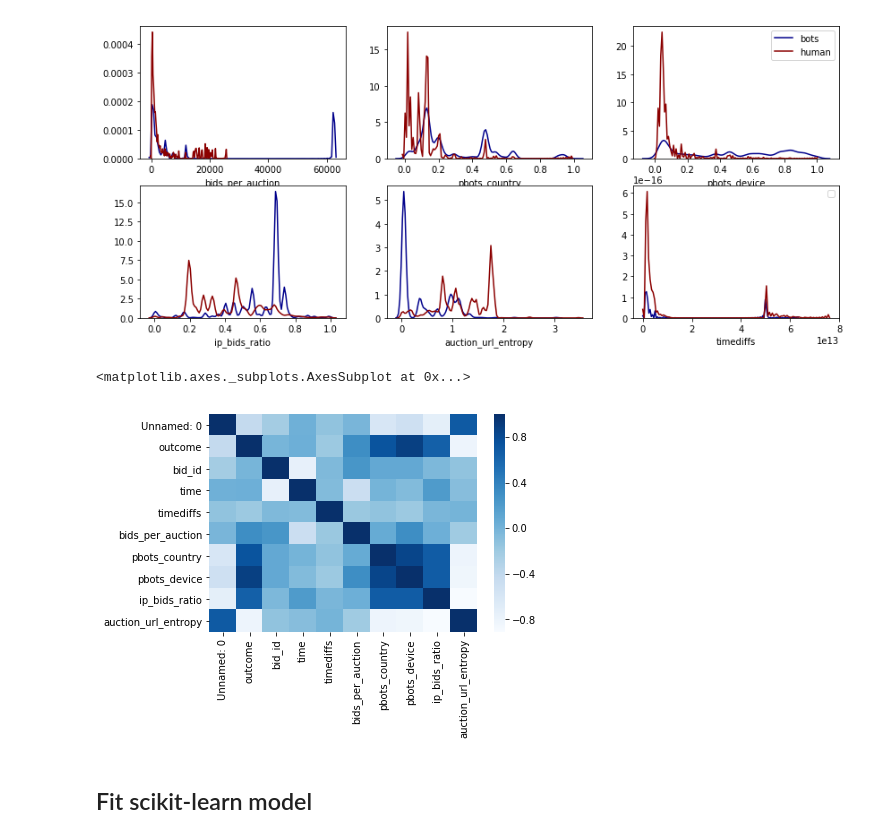
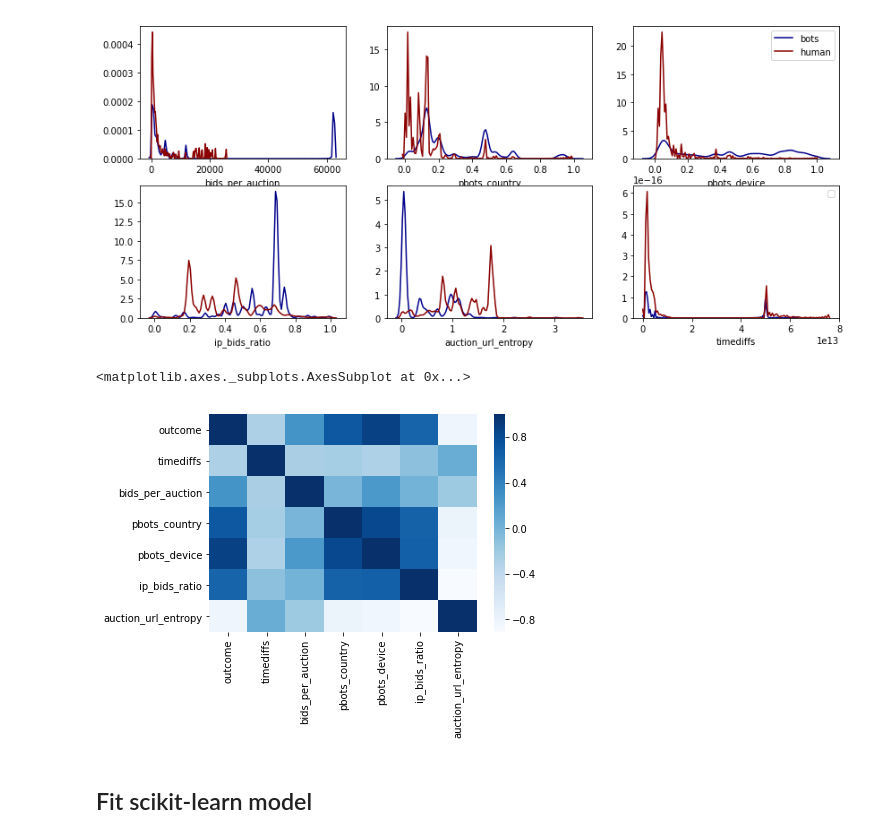
Before and after one commit to crystalxs/Human-or-Robot, a Jupyter notebook: final_project_checkin.ipynb, the cells around one changed output. Saved outputs shown, nothing was run; the diff lists cells and outputs as text; code cells hidden in the pictures.

```diff
--- a/final_project_checkin.ipynb
+++ b/final_project_checkin.ipynb
@@ -275,4 +326,6 @@ bid.columns = ['Unnamed: 0', 'bidder_id', 'payment_account', 'address', 'outcome
        'bid_id', 'auction', 'merchandise', 'device', 'time', 'country',
        'ip', 'url', 'timediffs', 'bids_per_auction', 'pbots_country', 'pbots_device',
                'ip_bids_ratio','auction_url_entropy']
+# %%
+bids = pd.concat([bid.iloc[:,4],bid.iloc[:,-6:]],axis=1)
 # %% [markdown]
@@ -328,16 +381,16 @@ plt.show()
 # %% [output]
 [figure]
 # %%
-corr_matrix = bid.corr()
+corr_matrix = bids.corr()
 ## Plot the correlation matrix for the numerical values
 sns.heatmap(corr_matrix.corr(),
         xticklabels=corr_matrix.corr().columns,
         yticklabels=corr_matrix.corr().columns,
            cmap="Blues",
            fmt='d')
 # %% [output]
 <matplotlib.axes._subplots.AxesSubplot at 0x...>
-[figure, old version]
+[figure, new version]
 # %%
 # add some interpretation about the above two plots
 # and justify why we need to ignore the variable timediff
```
Also changed, not shown: parts of 59 cells of this notebook.
